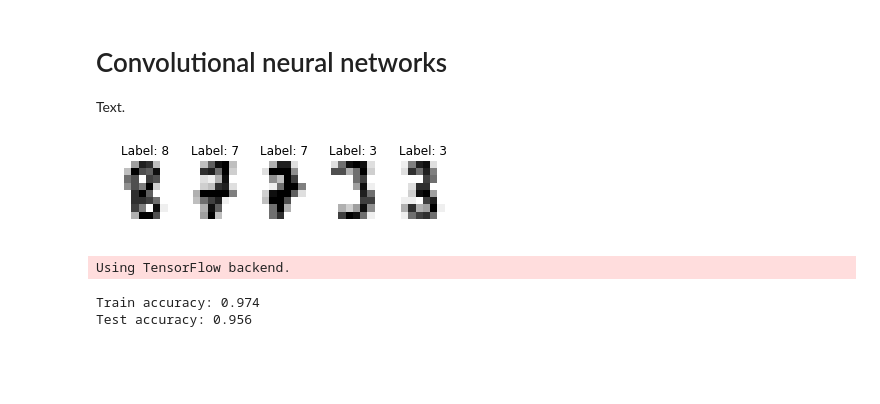
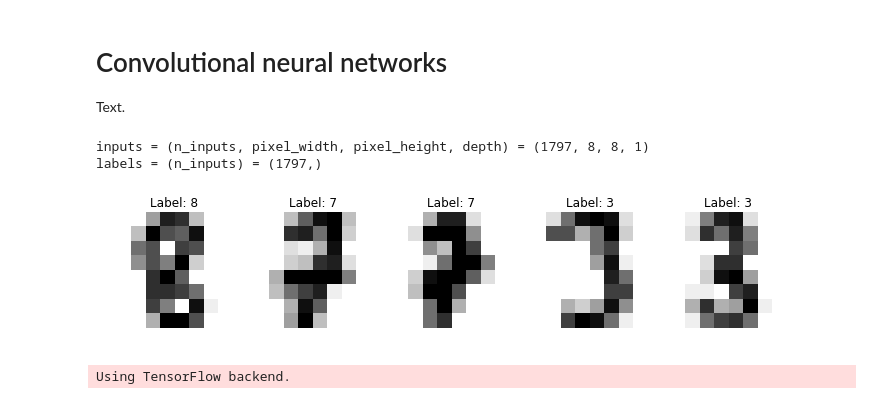
Before and after one commit to aglgit/course-material, a Jupyter notebook: notebooks/building-convolutional-neural-networks-tensorflow-keras.ipynb, the cells around one changed output. Cells and saved outputs as stored; diff of their text form; code cells hidden in the pictures; blank space fills up the shorter version.

```diff
--- a/notebooks/building-convolutional-neural-networks-tensorflow-keras.ipynb
+++ b/notebooks/building-convolutional-neural-networks-tensorflow-keras.ipynb
@@ -5,32 +5,50 @@
 
 Text.
 # %%
+# import necessary packages
 import numpy as np
 import matplotlib.pyplot as plt
 from sklearn import datasets
 
-%matplotlib inline
 
+# ensure the same random numbers appear every time
 np.random.seed(0)
 
+# display images in notebook
+%matplotlib inline
+plt.rcParams['figure.figsize'] = (12,12)
+
+
+# download MNIST dataset
 digits = datasets.load_digits()
 
-mnist_data = digits.images
-mnist_data = mnist_data[:,:,:,np.newaxis]
+# define inputs and labels
+inputs = digits.images
 labels = digits.target
 
+# RGB images have a depth of 3
+# our image is grayscale so it should have a depth of 1
+inputs = inputs[:,:,:,np.newaxis]
+
+print("inputs = (n_inputs, pixel_width, pixel_height, depth) = " + str(inputs.shape))
+print("labels = (n_inputs) = " + str(labels.shape))
+
+
 # choose some random images to display
-indices = np.arange(len(digits.images))
-display = np.random.choice(indices, size=5)
+n_inputs = len(inputs)
+indices = np.arange(n_inputs)
+random_indices = np.random.choice(indices, size=5)
 
-for i, image in enumerate(digits.images[display]):
+for i, image in enumerate(digits.images[random_indices]):
     plt.subplot(1, 5, i+1)
     plt.axis('off')
     plt.imshow(image, cmap=plt.cm.gray_r, interpolation='nearest')
-    plt.title("Label: %d" % digits.target[display[i]])
+    plt.title("Label: %d" % digits.target[random_indices[i]])
 plt.show()
 # %% [output]
+inputs = (n_inputs, pixel_width, pixel_height, depth) = (1797, 8, 8, 1)
+labels = (n_inputs) = (1797,)
-[figure, old version]
+[figure, new version]
 # %%
 from keras.utils import to_categorical
 from sklearn.model_selection import train_test_split
@@ -142,37 +214,3 @@ n_categories=10
 
 eta_vals = np.logspace(-5, 1, 7)
 lmbd_vals = np.logspace(-5, 1, 7)
-# %%
-CNN = CNNModel(input_shape)
-
-iterations = n_inputs // batch_size
-data_indices = np.arange(n_inputs)
-
-with tf.Session() as sess:
-    sess.run(tf.global_variables_initializer())
-    for i in range(epochs):
-        for j in range(iterations):
-            chosen_datapoints = np.random.choice(data_indices, size=batch_size, replace=False)
-            batch_X, batch_Y = X_train[chosen_datapoints], Y_train[chosen_datapoints]
-
-            sess.run([CNN.loss, CNN.optimizer],
-                     feed_dict={CNN.X: batch_X,
-                                CNN.Y: batch_Y})
-            accuracy = sess.run(CNN.accuracy,
-                                feed_dict={CNN.X: batch_X,
-                                           CNN.Y: batch_Y})
-            step = sess.run(CNN.global_step)
-
-    train_loss, train_accuracy = sess.run([CNN.loss, CNN.accuracy],
-                                          feed_dict={CNN.X: X_train,
-                                                     CNN.Y: Y_train})
-
-    test_loss, test_accuracy = sess.run([CNN.loss, CNN.accuracy],
-                                        feed_dict={CNN.X: X_test,
-                                                   CNN.Y: Y_test})
-
-    print("Train accuracy: %.3f" % train_accuracy)
-    print("Test accuracy: %.3f" % test_accuracy)
-# %% [output]
-Train accuracy: 0.974
-Test accuracy: 0.956
```
Also changed, not shown: parts of 6 cells of this notebook, 4 other files.
